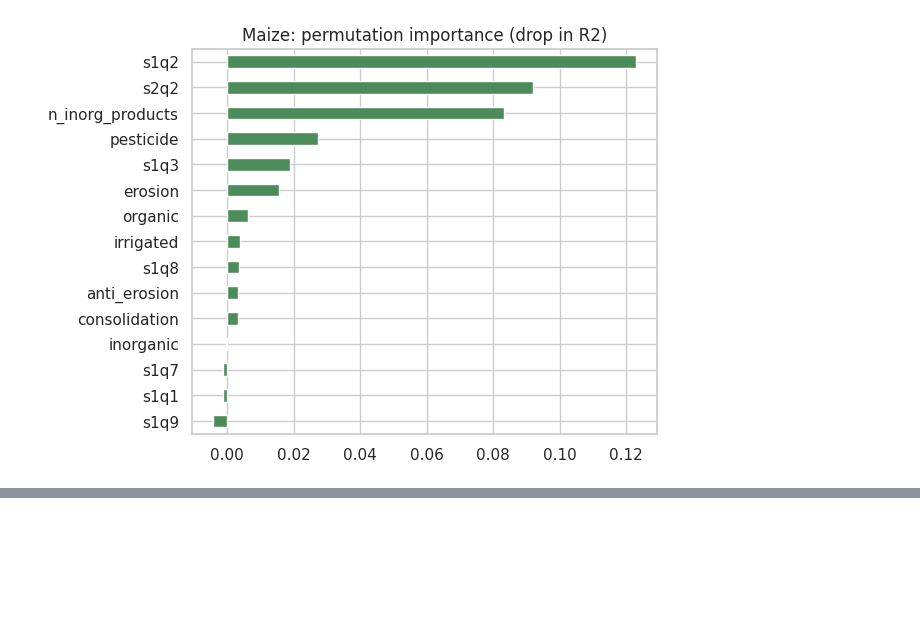
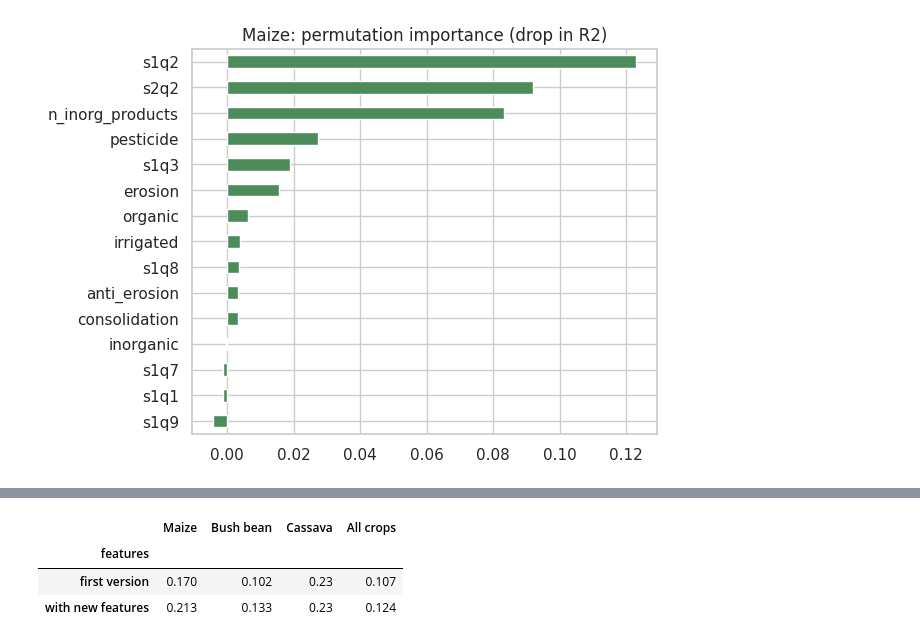
Before and after one commit to tmachingur-code/predicting-crop-yield-rwanda, a Jupyter notebook: notebooks/Predicting_Crop_Yield_Rwanda.ipynb, the cells around one changed output, grey strips where cells are left out. Saved outputs shown, nothing was run; the diff lists cells and outputs as text; code cells hidden in the pictures; blank space fills up the shorter version.

```diff
--- a/notebooks/Predicting_Crop_Yield_Rwanda.ipynb
+++ b/notebooks/Predicting_Crop_Yield_Rwanda.ipynb
@@ -365,0 +416,16 @@ held-out R2: 0.137
+# %%
+# Same simple model and same folds as Step 9, with and without the new features
+rows = []
+for label, feats in {"first version": BASE, "with new features": FEATURES}.items():
+    row = {"features": label}
+    for code_, name in [(1, "Maize"), (10, "Bush bean"), (9, "Cassava")]:
+        d = data[data["cropcategory"] == code_]
+        row[name] = run_cv(d, [f for f in feats if f != "cropcategory"], "simple")["test_r2"]
+    row["All crops"] = run_cv(data, feats, "simple")["test_r2"]
+    rows.append(row)
+pd.DataFrame(rows).round(3).set_index("features")
+# %% [output]
+|  | Maize | Bush bean | Cassava | All crops |
+| features |  |  |  |  |
+| first version | 0.170 | 0.102 | 0.23 | 0.107 |
+| with new features | 0.213 | 0.133 | 0.23 | 0.124 |
```
Also changed, not shown: parts of 7 cells of this notebook.
